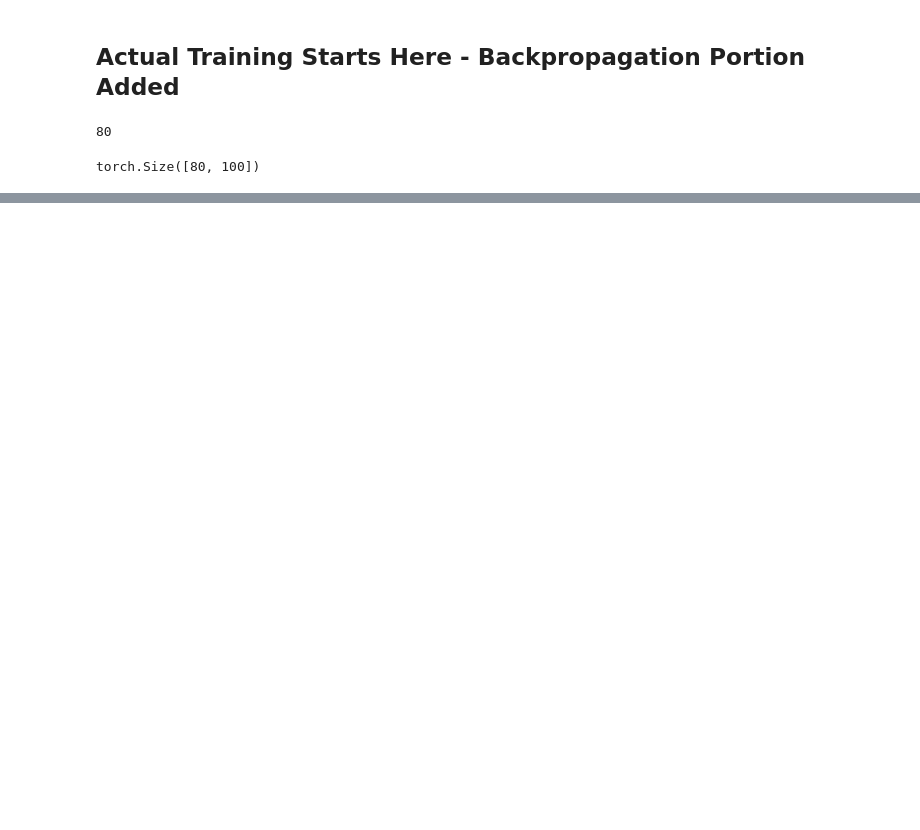
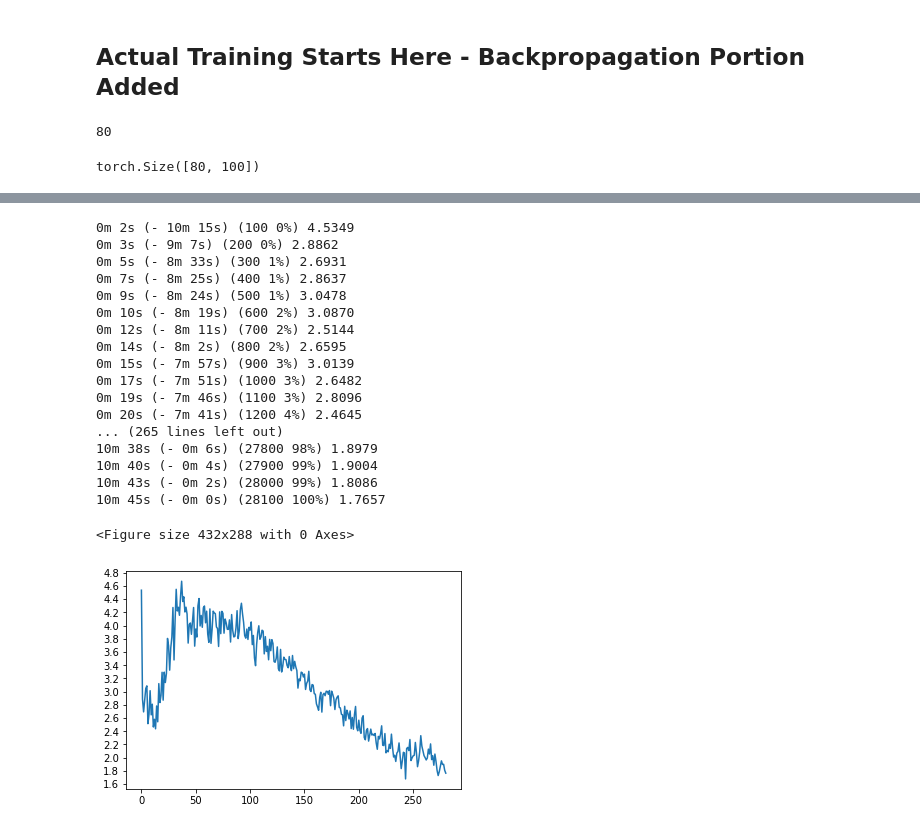
Before and after one commit to lppier/Seq2Seq_Eng2Indo-Translation, a Jupyter notebook: Eng_2_Indo_Pier.ipynb, the cells around one changed output, grey strips where cells are left out. Cells and saved outputs as stored; diff of their text form; code cells hidden in the pictures; blank space fills up the shorter version.

```diff
--- a/Eng_2_Indo_Pier.ipynb
+++ b/Eng_2_Indo_Pier.ipynb
@@ -777,17 +800,37 @@ def train(encoder, decoder, n_iters, print_every=1000, plot_every=100, learning_
     showPlot(plot_losses)
 # %%
 MAX_LENGTH = 80
-batches = 6000 # In this case, the PyTorch train_per_epoch() and train() code is using batch_size=1
+batches = 28100 # In this case, the PyTorch train_per_epoch() and train() code is using batch_size=1
 hidden_size = 100
 
 my_encoder = EncoderRNN(len(english_vocab), hidden_size)
 my_decoder = DecoderRNN(hidden_size, len(indo_vocab))
 
 if use_cuda:
     my_encoder = my_encoder.cuda()
     my_decoder = my_decoder.cuda()
 
 train(my_encoder, my_decoder, batches, print_every=100)
+# %% [output]
+0m 2s (- 10m 15s) (100 0%) 4.5349
+0m 3s (- 9m 7s) (200 0%) 2.8862
+0m 5s (- 8m 33s) (300 1%) 2.6931
+0m 7s (- 8m 25s) (400 1%) 2.8637
+0m 9s (- 8m 24s) (500 1%) 3.0478
+0m 10s (- 8m 19s) (600 2%) 3.0870
+0m 12s (- 8m 11s) (700 2%) 2.5144
+0m 14s (- 8m 2s) (800 2%) 2.6595
+0m 15s (- 7m 57s) (900 3%) 3.0139
+0m 17s (- 7m 51s) (1000 3%) 2.6482
+0m 19s (- 7m 46s) (1100 3%) 2.8096
+0m 20s (- 7m 41s) (1200 4%) 2.4645
+... (265 lines left out)
+10m 38s (- 0m 6s) (27800 98%) 1.8979
+10m 40s (- 0m 4s) (27900 99%) 1.9004
+10m 43s (- 0m 2s) (28000 99%) 1.8086
+10m 45s (- 0m 0s) (28100 100%) 1.7657
+<Figure size 432x288 with 0 Axes>
+[figure, added]
 # %%
 # Here's a nice bleeding edge Python trick, (only works on Python3.6)
 # F-strings for the win!!
```
Also changed, not shown: parts of 21 cells of this notebook, 4 other files.
